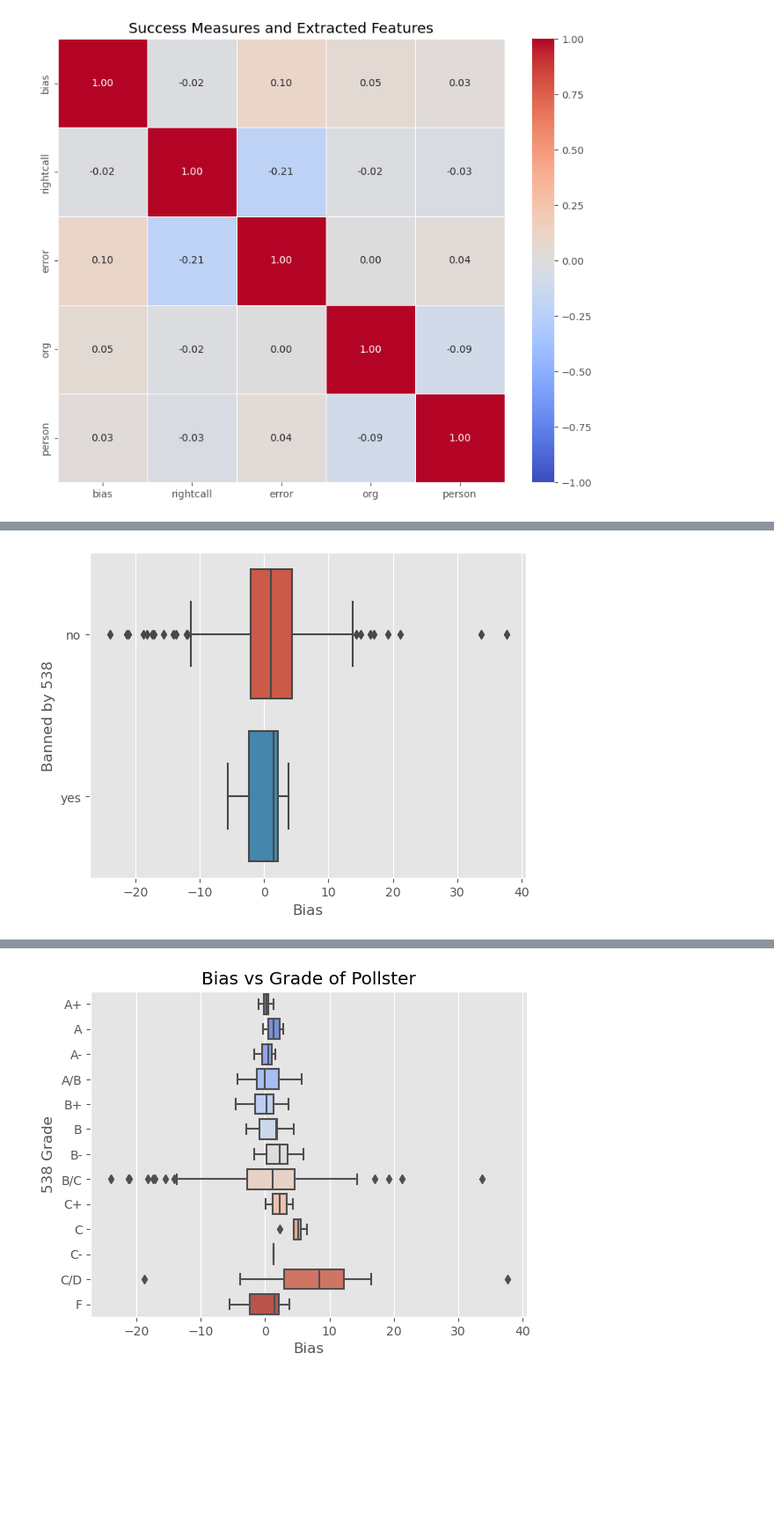
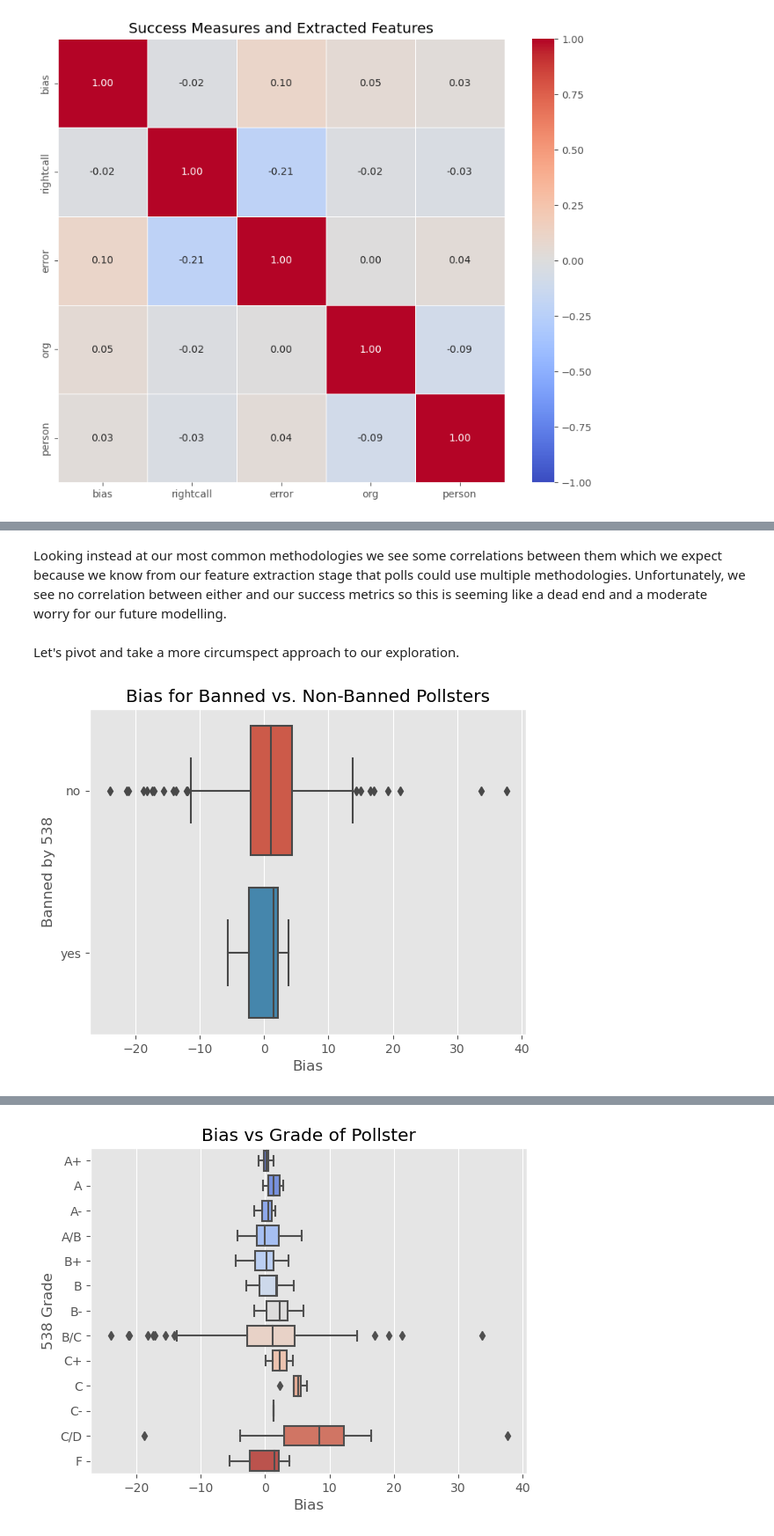
Before and after one commit to vijay-ravuri/poll-accuracy-modeling, a Jupyter notebook: code/01-Cleaning_and_EDA.ipynb, the cells around one changed output, grey strips where cells are left out. Shown at 88% size. Drawn from its saved outputs; the diff is of its cells as text; code cells hidden in the pictures; blank space fills up the shorter version.

```diff
--- a/code/01-Cleaning_and_EDA.ipynb
+++ b/code/01-Cleaning_and_EDA.ipynb
@@ -184,4 +229,10 @@ plt.title('Success Measures and Extracted Features');
+# %% [markdown]
+Looking instead at our most common methodologies we see some correlations between them which we expect because we know from our feature extraction stage that polls could use multiple methodologies. Unfortunately, we see no correlation between either and our success metrics so this is seeming like a dead end and a moderate worry for our future modelling.
+# %% [markdown]
+Let's pivot and take a more circumspect approach to our exploration.
 # %%
-sns.boxplot(pollster_ratings, x = 'Bias', y = 'Banned by 538');
+sns.boxplot(pollster_ratings, x = 'Bias', y = 'Banned by 538')
+
+plt.title('Bias for Banned vs. Non-Banned Pollsters');
 # %% [output]
-[figure, old version]
+[figure, new version]
```
Also changed, not shown: parts of 47 cells of this notebook.
